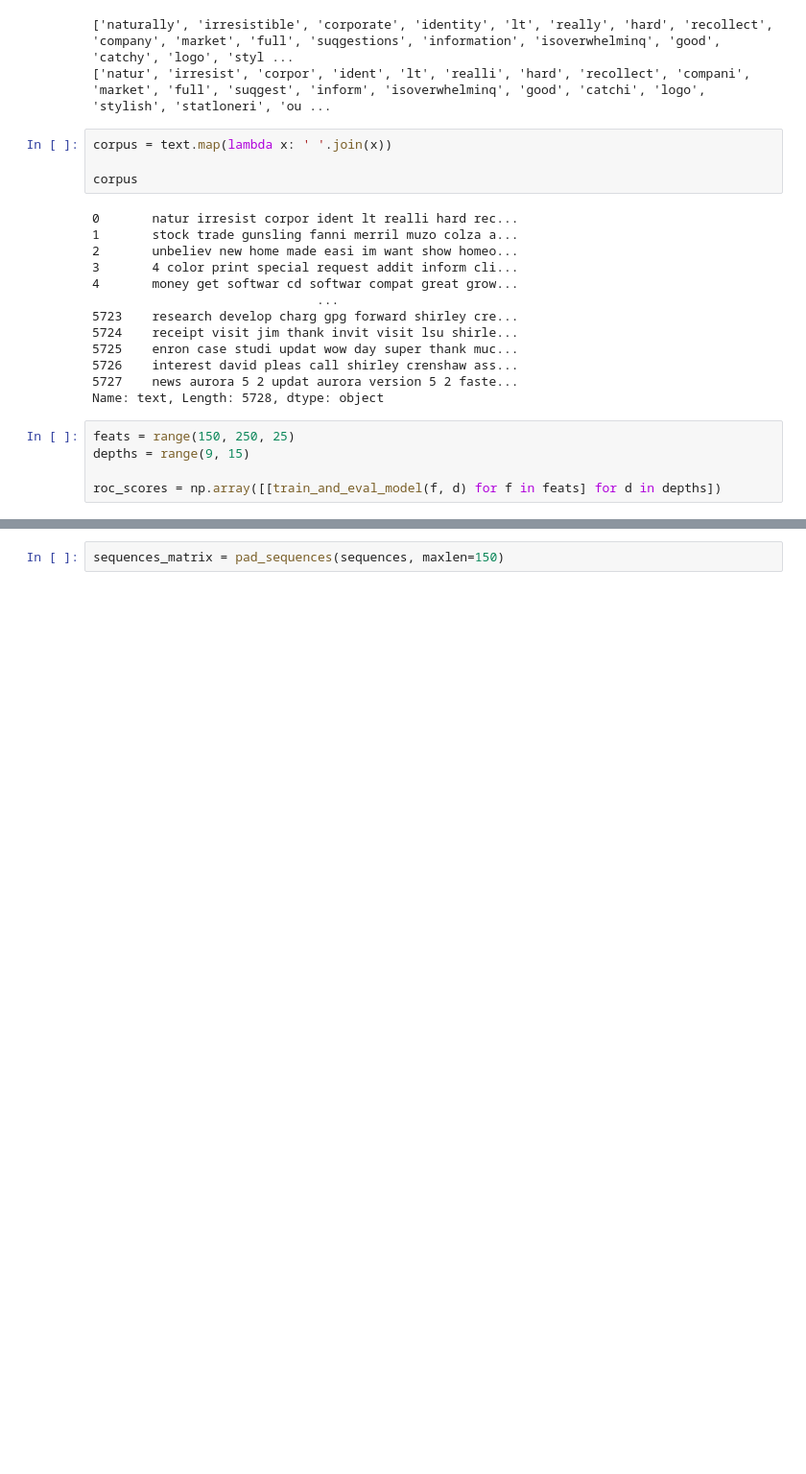
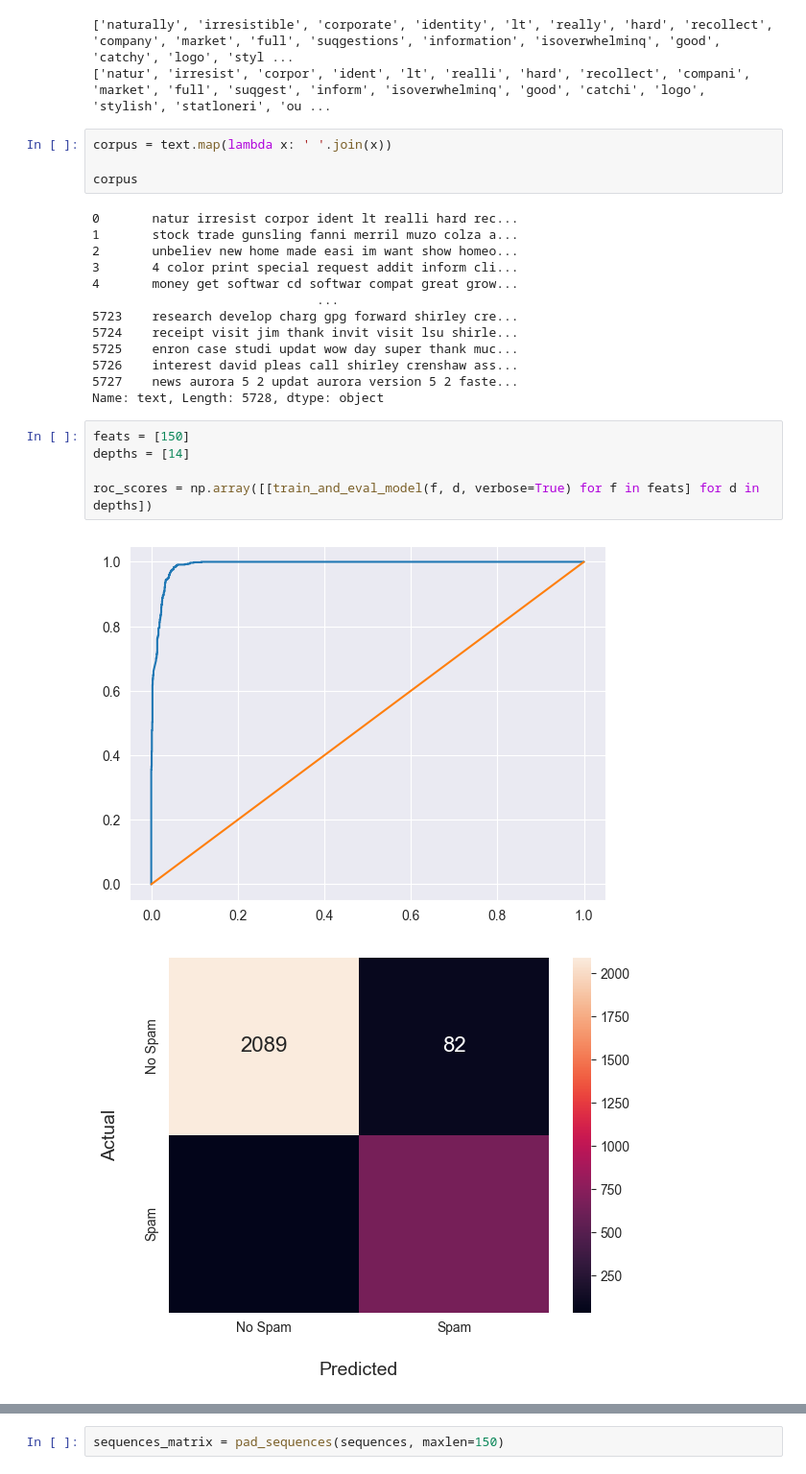
Before and after one commit to 57459N/DataProcesingLabs, a Jupyter notebook: lab2.ipynb, the cells around one changed output, grey strips where cells are left out. Shown at 96% size. Cells and saved outputs as stored; diff of their text form; blank space fills up the shorter version.

```diff
--- a/lab2.ipynb
+++ b/lab2.ipynb
@@ -139,7 +147,10 @@ corpus
 5727    news aurora 5 2 updat aurora version 5 2 faste...
 Name: text, Length: 5728, dtype: object
 # %%
-feats = range(150, 250, 25)
-depths = range(9, 15)
+feats = [150]
+depths = [14]
 
-roc_scores = np.array([[train_and_eval_model(f, d) for f in feats] for d in depths])
+roc_scores = np.array([[train_and_eval_model(f, d, verbose=True) for f in feats] for d in depths])
+# %% [output]
+[figure, added]
+[figure, added]
```
Also changed, not shown: parts of 13 cells of this notebook.
